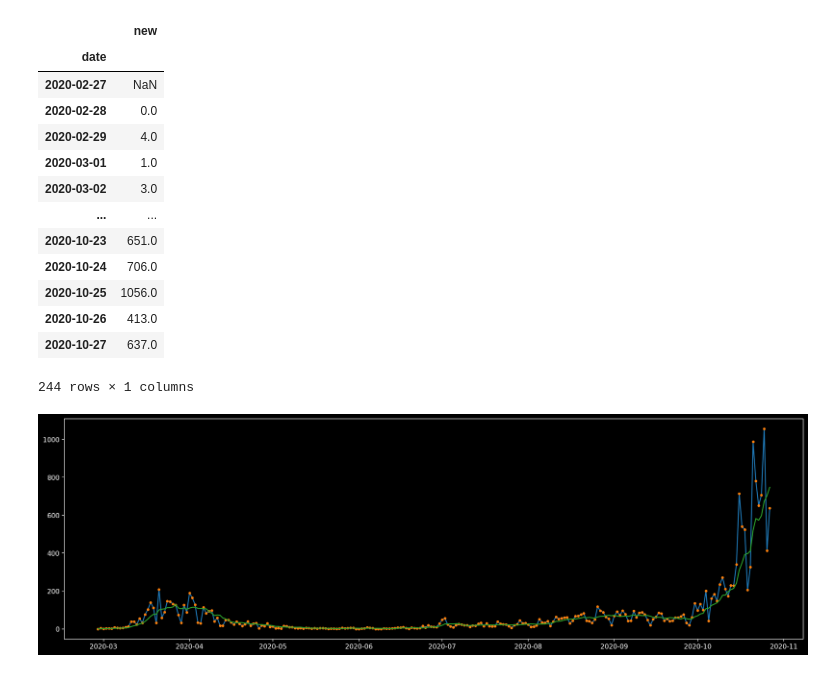
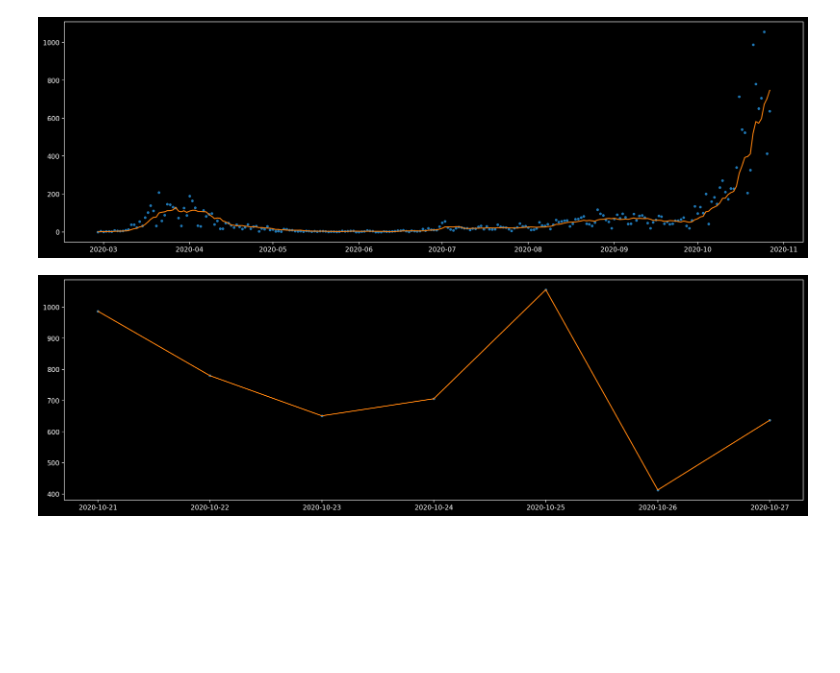
Before and after one commit to dev-main/Modeljpynb, a Jupyter notebook: zu.ipynb, the cells around one changed output. Saved outputs shown, nothing was run; the diff lists cells and outputs as text; code cells hidden in the pictures; blank space fills up the shorter version.

Commit message:
2 figures

```diff
--- a/zu.ipynb
+++ b/zu.ipynb
@@ -1,35 +1,28 @@
 # %%
 import pandas as pd
 from pandas import read_csv
 from matplotlib import pyplot
 import matplotlib.pyplot as plt
 plt.rcParams["figure.figsize"] = (20,6)
 
 url = 'https://raw.githubusercontent.com/openZH/covid_19/master/fallzahlen_kanton_total_csv_v2/COVID19_Fallzahlen_Kanton_ZH_total.csv'
 df = pd.read_csv(url, error_bad_lines = False, header=0, index_col=0, parse_dates=True, squeeze=True)
 df.insert(3, "new", df['ncumul_conf']-df.shift(periods=1)['ncumul_conf'], True)
 cols = [3]
 df2 = df[df.columns[cols]]
-plt.plot(df2)
+
+plt.figure(1)
 plt.plot(df2,'.')
-
 ma = df2.rolling('7d').mean()
 plt.plot(ma,'-')
-display(df2)
+
+df3=df2.tail(7)
+plt.figure(2)
+
+plt.plot(df3,'.')
+plt.plot(df3,'-')
+
 pyplot.show()
 # %% [output]
-|  | new |
-| date |  |
-| 2020-02-27 | NaN |
-| 2020-02-28 | 0.0 |
-| 2020-02-29 | 4.0 |
-| 2020-03-01 | 1.0 |
-| 2020-03-02 | 3.0 |
-| ... | ... |
-| 2020-10-23 | 651.0 |
-| 2020-10-24 | 706.0 |
-| 2020-10-25 | 1056.0 |
-| 2020-10-26 | 413.0 |
-| 2020-10-27 | 637.0 |
-244 rows × 1 columns
-[figure, old version]
+[figure, new version]
+[figure, added]
```
